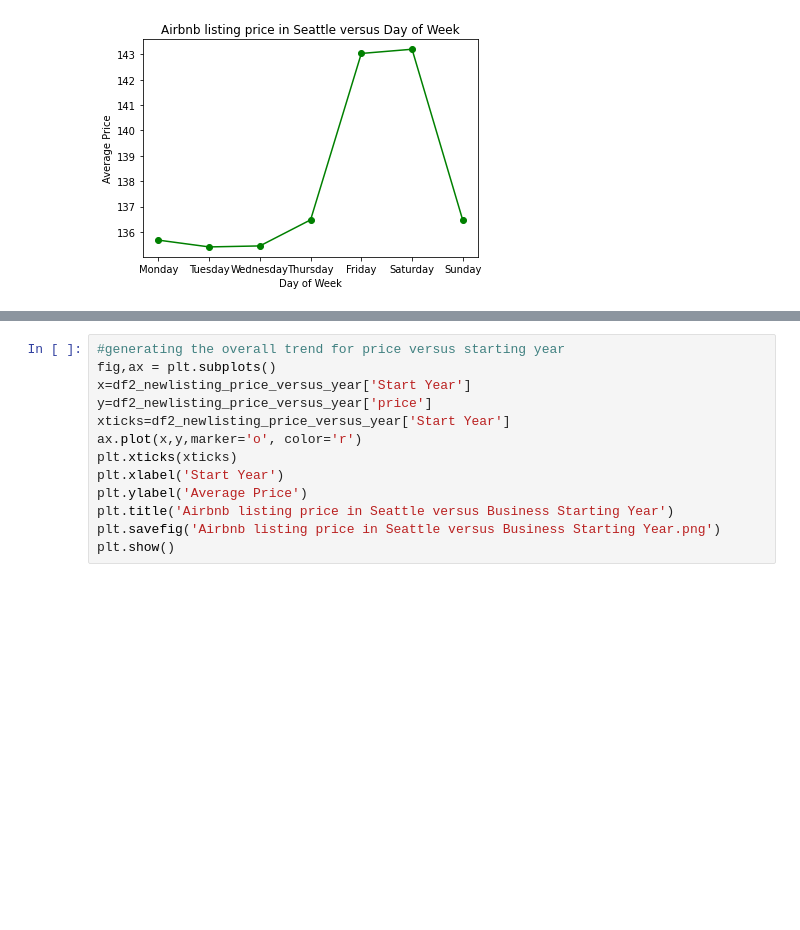
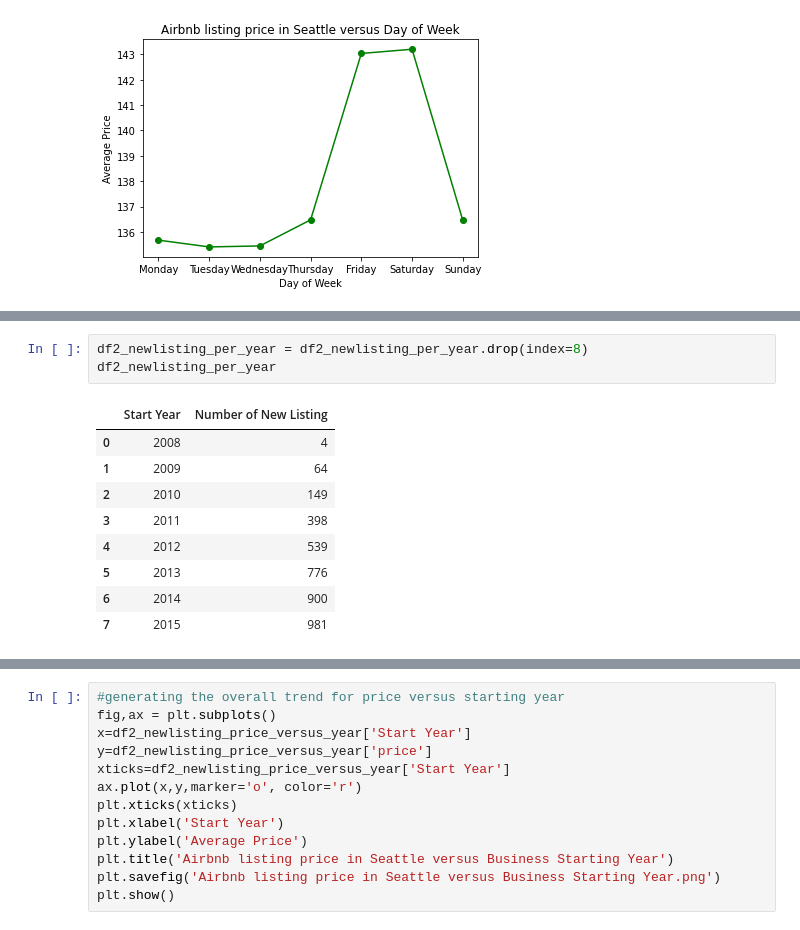
Before and after one commit to liang-qq/Udacity-Data-Scientist-Nanodegree, a Jupyter notebook: Project 1.ipynb, the cells around one changed output, grey strips where cells are left out. Cells and saved outputs as stored; diff of their text form; blank space fills up the shorter version.

```diff
--- a/Project 1.ipynb
+++ b/Project 1.ipynb
@@ -301,3 +516,16 @@ df2_newlisting_per_year
+# %%
+df2_newlisting_per_year = df2_newlisting_per_year.drop(index=8)
+df2_newlisting_per_year
+# %% [output]
+|  | Start Year | Number of New Listing |
+| 0 | 2008 | 4 |
+| 1 | 2009 | 64 |
+| 2 | 2010 | 149 |
+| 3 | 2011 | 398 |
+| 4 | 2012 | 539 |
+| 5 | 2013 | 776 |
+| 6 | 2014 | 900 |
+| 7 | 2015 | 981 |
 # %%
 col_map = plt.get_cmap('Paired')
 start_year = df2_newlisting_per_year['Start Year']
```
Also changed, not shown: parts of 84 cells of this notebook.
